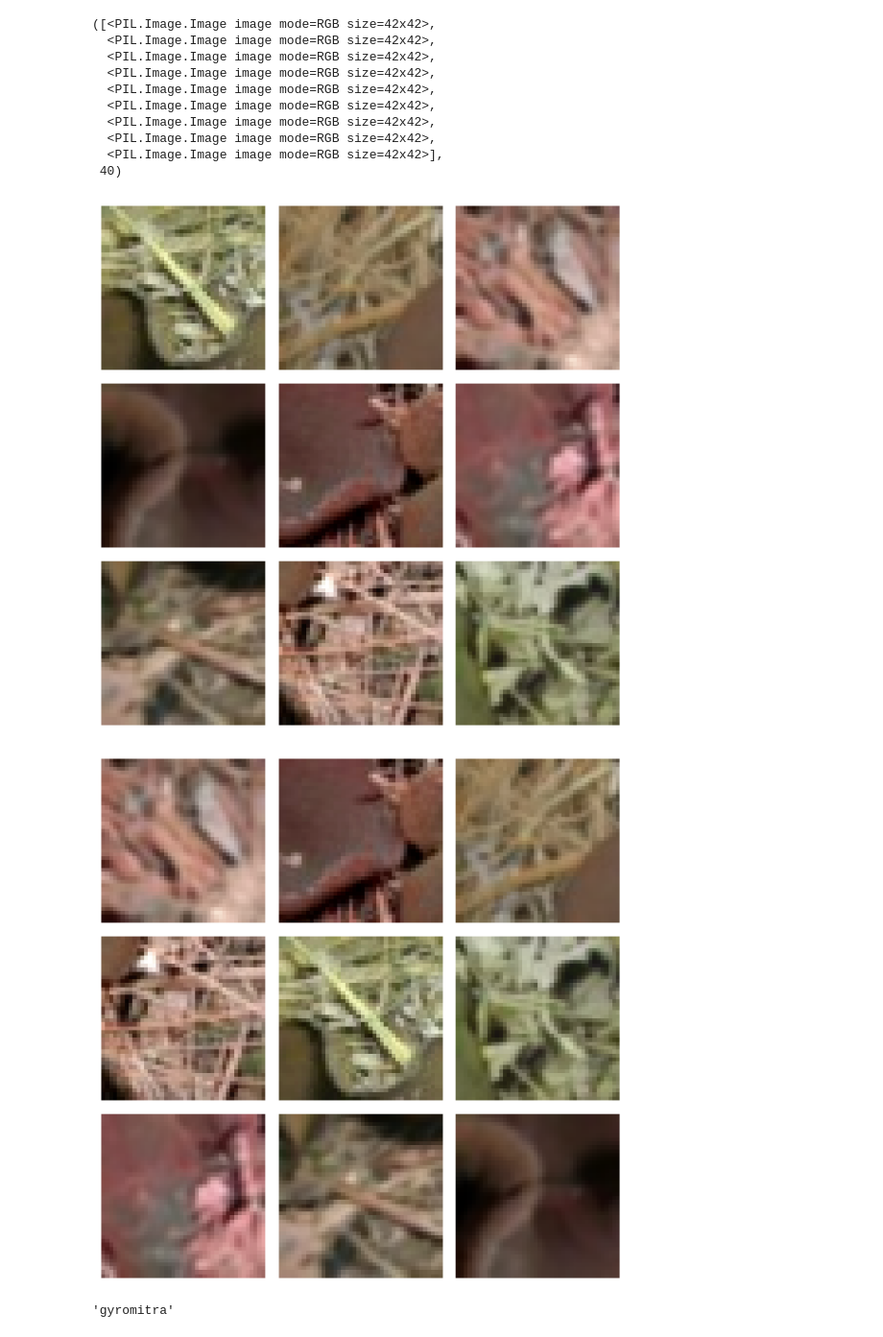
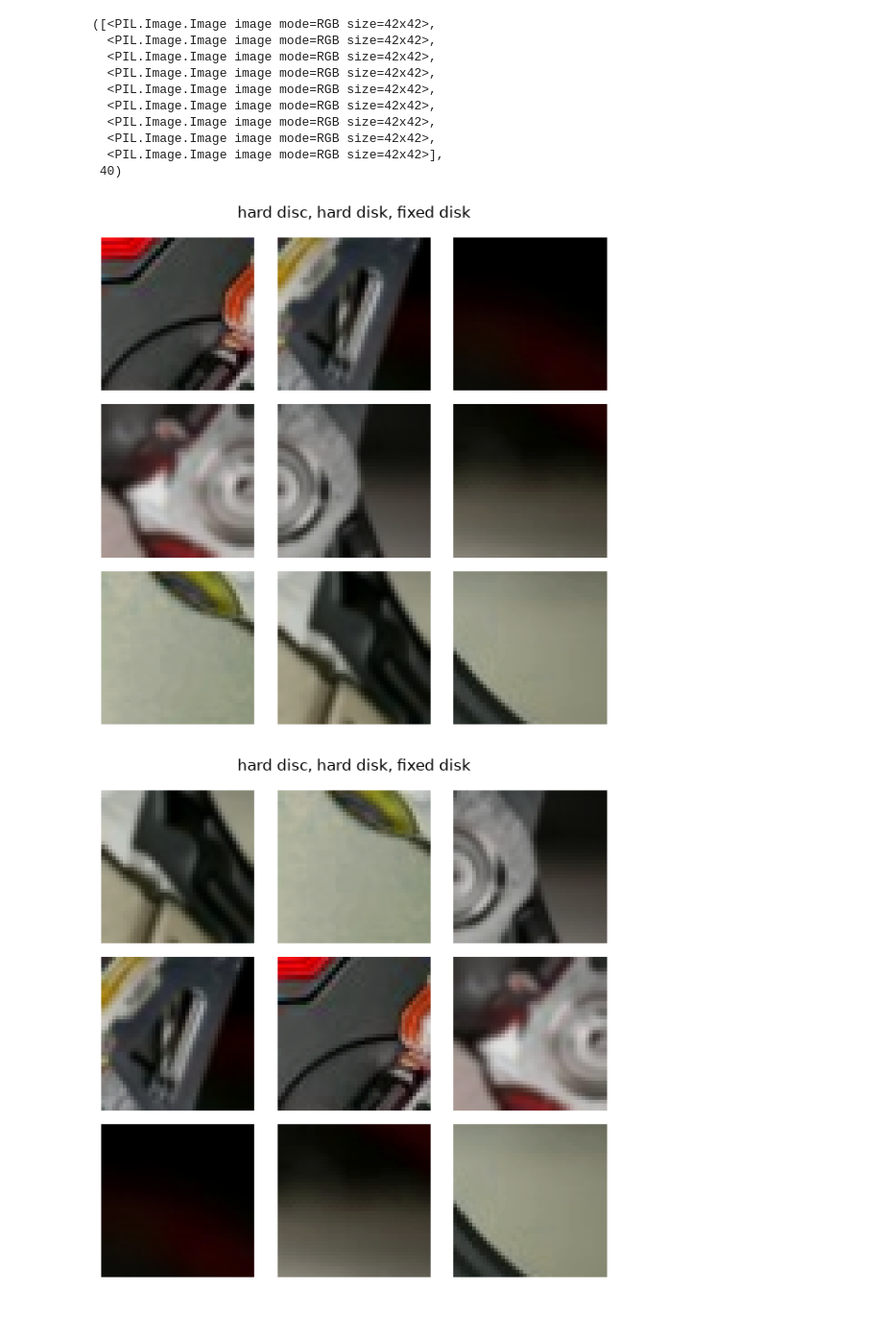
Before and after one commit to VennamaneniShreyansh/Puzzly, a Jupyter notebook: notebooks/custom_dataset.ipynb, the cells around one changed output. Shown at 96% size. Saved outputs shown, nothing was run; the diff lists cells and outputs as text; code cells hidden in the pictures.

```diff
--- a/notebooks/custom_dataset.ipynb
+++ b/notebooks/custom_dataset.ipynb
@@ -91,7 +91,7 @@ class DiscreteRotation:
 
 patch_transform = v2.Compose([
     v2.ColorJitter(brightness=0.2, contrast=0.2, saturation=0.2, hue=0.1),
-    DiscreteRotation(),
+    # DiscreteRotation(),
     v2.GaussianBlur(kernel_size=3, sigma=(0.1, 1.0)),
     v2.RandomGrayscale(p=0.1),
 ])
@@ -152,8 +152,8 @@ train_data[0]
 def visualize_jigsaw(patches, grid_size=3):
     """Visualize the shuffled patches in a grid."""
     import matplotlib.pyplot as plt
-
     fig, axes = plt.subplots(grid_size, grid_size, figsize=(6, 6))
+    fig.suptitle(class_names[labels[train_indices[random_idx]]])
     for i, patch in enumerate(patches):
         row = i // grid_size
         col = i % grid_size
@@ -161,3 +161,20 @@ def visualize_jigsaw(patches, grid_size=3):
         axes[row, col].axis('off')
     plt.tight_layout()
     plt.show()
+
+def unscramble_jigsaw(permutation_list, shuffled_patches, grid_size=3):
+    """Reconstructs the original patch order from shuffled patches + the perm that was applied."""
+    import matplotlib.pyplot as plt
+
+    original_order = [0] * len(shuffled_patches)
+    for i, patch_index in enumerate(permutation_list):
+        original_order[patch_index] = shuffled_patches[i]
+
+    fig, axes = plt.subplots(grid_size, grid_size, figsize=(6, 6))
+    fig.suptitle(class_names[labels[train_indices[random_idx]]])
+    for i, patch in enumerate(original_order):
+        row, col = i // grid_size, i % grid_size
+        axes[row, col].imshow(patch)
+        axes[row, col].axis('off')
+    plt.tight_layout()
+    plt.show()
@@ -180,10 +181,10 @@ def unscramble_jigsaw(permutation_list, shuffled_patches, grid_size=3):
 # %%
-# unscramble_jigsaw(permutation_set[train_data[0][1]], train_data[0][0], 3)
-shuffled_patches, perm_index = train_data[5000]
+random.seed(SEED)
+
+random_idx = random.randint(0, len(train_data) - 1)
+shuffled_patches, perm_index = train_data[random_idx]
 unscramble_jigsaw(permutation_set[perm_index], shuffled_patches, 3)
 visualize_jigsaw(shuffled_patches, 3)
-class_names[labels[train_indices[5000]]]
 # %% [output]
-[figure, old version]
+[figure, new version]
-[figure, old version]
+[figure, new version]
-'gyromitra'
```
Also changed, not shown: parts of 5 cells of this notebook.
